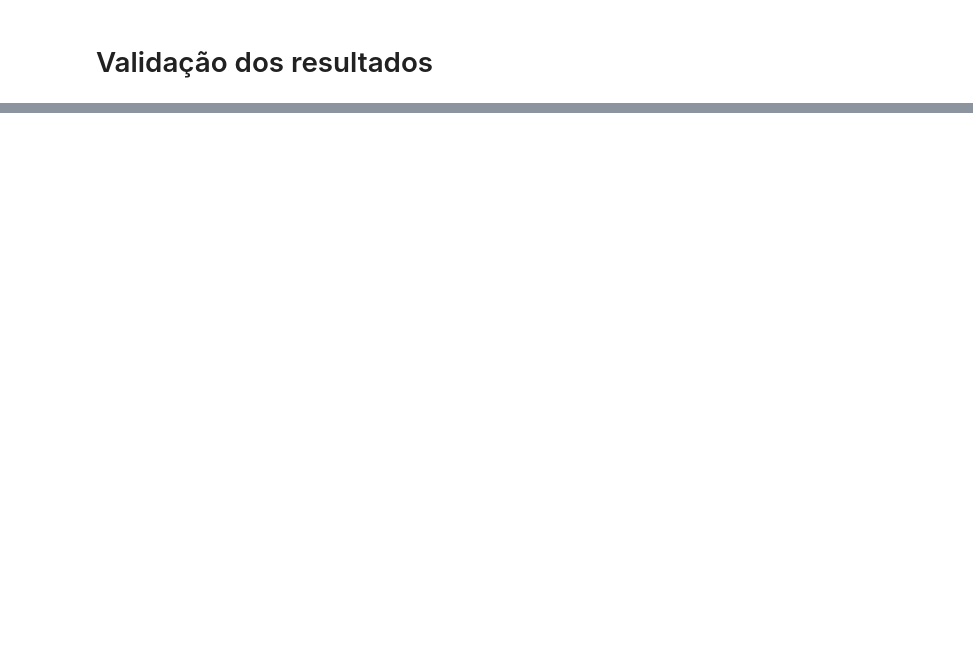
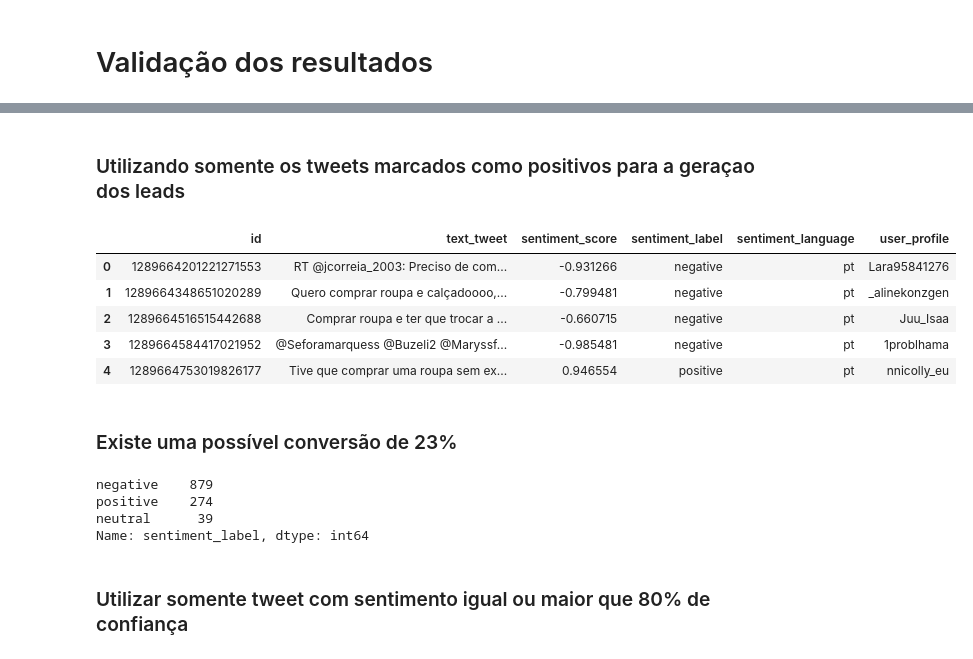
Before and after one commit to whrocha/d4p-hackathon-santander-datachallenge, a Jupyter notebook: hackathon-data-challenge.ipynb, the cells around one changed output, grey strips where cells are left out. Cells and saved outputs as stored; diff of their text form; code cells hidden in the pictures; blank space fills up the shorter version.

Commit message:
Sentimental analysis over tweet database

```diff
--- a/hackathon-data-challenge.ipynb
+++ b/hackathon-data-challenge.ipynb
@@ -59,12 +62,6 @@ for tweet in db.tweet_stream_db.find(myquery):
 
     entries = filter_entries(text_tweet.replace('RT', ''), stop_words)
 
-    item = {
-        'id': word['id'],
-        'words': entries,
-        'text': text_tweet
-    }
-
     words.append(entries)
 
 string_words = ' '.join([str(w1) for w in words for w1 in w])
@@ -97,0 +91,9 @@ a = 1
+# %%
+api_key_ibm = {
+  "apikey": "",
+  "iam_apikey_description": "",
+  "iam_apikey_name": "",
+  "iam_role_crn": "",
+  "iam_serviceid_crn": "",
+  "url": ""
+}
@@ -97,0 +109,20 @@ a = 1
+# %%
+def return_tweet_sentiment(tweet_text):
+
+    authenticator = IAMAuthenticator(api_key_ibm['apikey'])
+
+    natural_language_understanding = NaturalLanguageUnderstandingV1(
+        version='2019-07-12',
+        authenticator=authenticator
+    )
+
+    natural_language_understanding.set_service_url(api_key_ibm['url'])
+
+    response = natural_language_understanding.analyze(
+        text=tweet_text,
+        features=Features(
+            sentiment=SentimentOptions()
+        )
+    ).get_result()
+
+    return response
@@ -97,0 +208,24 @@ a = 1
+# %% [markdown]
+### Utilizando somente os tweets marcados como positivos para a geraçao dos leads
+# %%
+df = pd.DataFrame(tweets_sentimental_analysis)
+# %%
+df.head()
+# %% [output]
+|  | id | text_tweet | sentiment_score | sentiment_label | sentiment_language | user_profile |
+| 0 | 1289664201221271553 | RT @jcorreia_2003: Preciso de com... | -0.931266 | negative | pt | Lara95841276 |
+| 1 | 1289664348651020289 | Quero comprar roupa e calçadoooo,... | -0.799481 | negative | pt | _alinekonzgen |
+| 2 | 1289664516515442688 | Comprar roupa e ter que trocar a ... | -0.660715 | negative | pt | Juu_Isaa |
+| 3 | 1289664584417021952 | @Seforamarquess @Buzeli2 @Maryssf... | -0.985481 | negative | pt | 1problhama |
+| 4 | 1289664753019826177 | Tive que comprar uma roupa sem ex... | 0.946554 | positive | pt | nnicolly_eu |
+# %% [markdown]
+### Existe uma possível conversão de 23%
+# %%
+df.sentiment_label.value_counts()
+# %% [output]
+negative    879
+positive    274
+neutral      39
+Name: sentiment_label, dtype: int64
+# %% [markdown]
+### Utilizar somente tweet com sentimento igual ou maior que 80% de confiança
```
Also changed, not shown: parts of 16 cells of this notebook, 1 other file.
